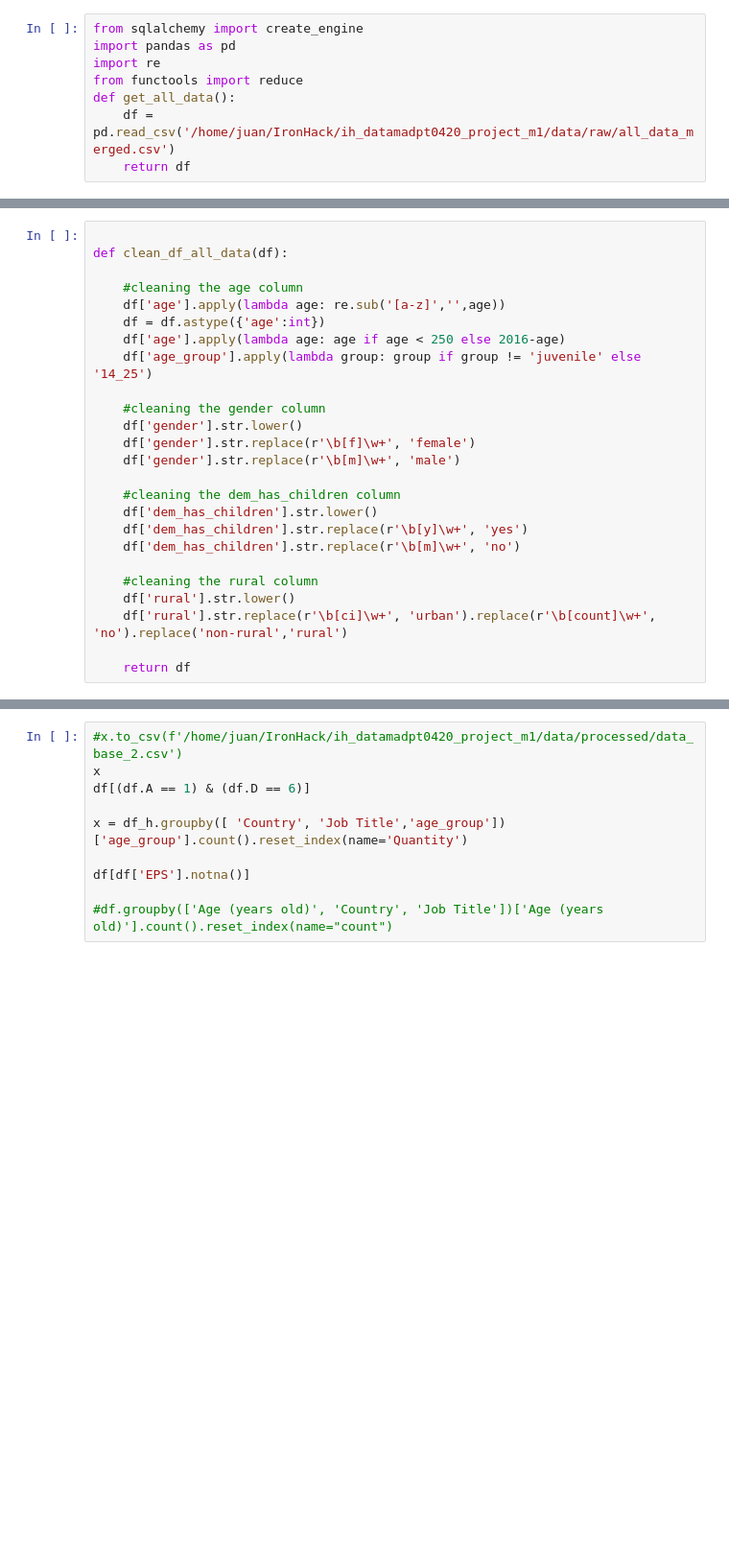
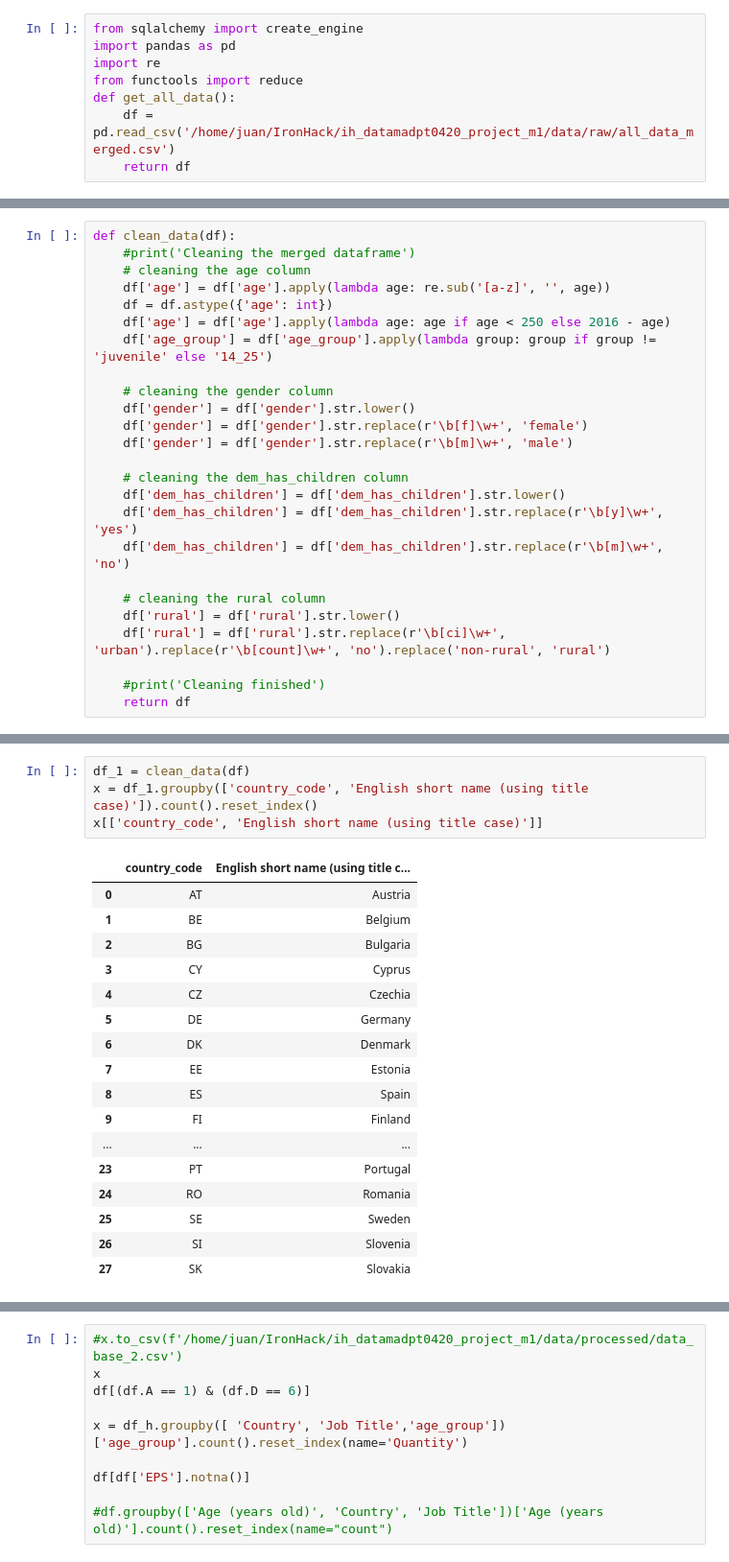
Before and after one commit to gojuangu/ih_datamadpt0420_project_m1, a Jupyter notebook: notebooks/cleaning_data.ipynb, the cells around one changed output, grey strips where cells are left out. Shown at 96% size. Drawn from its saved outputs; the diff is of its cells as text; blank space fills up the shorter version.

```diff
--- a/notebooks/cleaning_data.ipynb
+++ b/notebooks/cleaning_data.ipynb
@@ -73,25 +88,25 @@ df = get_all_data()
 # %%
+def clean_data(df):
+    #print('Cleaning the merged dataframe')
+    # cleaning the age column
+    df['age'] = df['age'].apply(lambda age: re.sub('[a-z]', '', age))
+    df = df.astype({'age': int})
+    df['age'] = df['age'].apply(lambda age: age if age < 250 else 2016 - age)
+    df['age_group'] = df['age_group'].apply(lambda group: group if group != 'juvenile' else '14_25')
 
-def clean_df_all_data(df):
+    # cleaning the gender column
+    df['gender'] = df['gender'].str.lower()
+    df['gender'] = df['gender'].str.replace(r'\b[f]\w+', 'female')
+    df['gender'] = df['gender'].str.replace(r'\b[m]\w+', 'male')
 
-    #cleaning the age column
-    df['age'].apply(lambda age: re.sub('[a-z]','',age))
-    df = df.astype({'age':int})
-    df['age'].apply(lambda age: age if age < 250 else 2016-age)
-    df['age_group'].apply(lambda group: group if group != 'juvenile' else '14_25')
+    # cleaning the dem_has_children column
+    df['dem_has_children'] = df['dem_has_children'].str.lower()
+    df['dem_has_children'] = df['dem_has_children'].str.replace(r'\b[y]\w+', 'yes')
+    df['dem_has_children'] = df['dem_has_children'].str.replace(r'\b[m]\w+', 'no')
 
-    #cleaning the gender column
-    df['gender'].str.lower()
-    df['gender'].str.replace(r'\b[f]\w+', 'female')
-    df['gender'].str.replace(r'\b[m]\w+', 'male')
+    # cleaning the rural column
+    df['rural'] = df['rural'].str.lower()
+    df['rural'] = df['rural'].str.replace(r'\b[ci]\w+', 'urban').replace(r'\b[count]\w+', 'no').replace('non-rural', 'rural')
 
-    #cleaning the dem_has_children column
-    df['dem_has_children'].str.lower()
-    df['dem_has_children'].str.replace(r'\b[y]\w+', 'yes')
-    df['dem_has_children'].str.replace(r'\b[m]\w+', 'no')
-
-    #cleaning the rural column
-    df['rural'].str.lower()
-    df['rural'].str.replace(r'\b[ci]\w+', 'urban').replace(r'\b[count]\w+', 'no').replace('non-rural','rural')
-
+    #print('Cleaning finished')
     return df
@@ -115 +113,23 @@ df_1
+# %%
+df_1 = clean_data(df)
+x = df_1.groupby(['country_code', 'English short name (using title case)']).count().reset_index()
+x[['country_code', 'English short name (using title case)']]
+# %% [output]
+|  | country_code | English short name (using title c... |
+| 0 | AT | Austria |
+| 1 | BE | Belgium |
+| 2 | BG | Bulgaria |
+| 3 | CY | Cyprus |
+| 4 | CZ | Czechia |
+| 5 | DE | Germany |
+| 6 | DK | Denmark |
+| 7 | EE | Estonia |
+| 8 | ES | Spain |
+| 9 | FI | Finland |
+| ... | ... | ... |
+| 23 | PT | Portugal |
+| 24 | RO | Romania |
+| 25 | SE | Sweden |
+| 26 | SI | Slovenia |
+| 27 | SK | Slovakia |
 # %%
```
Also changed, not shown: parts of 4 cells of this notebook, 4 other files.
